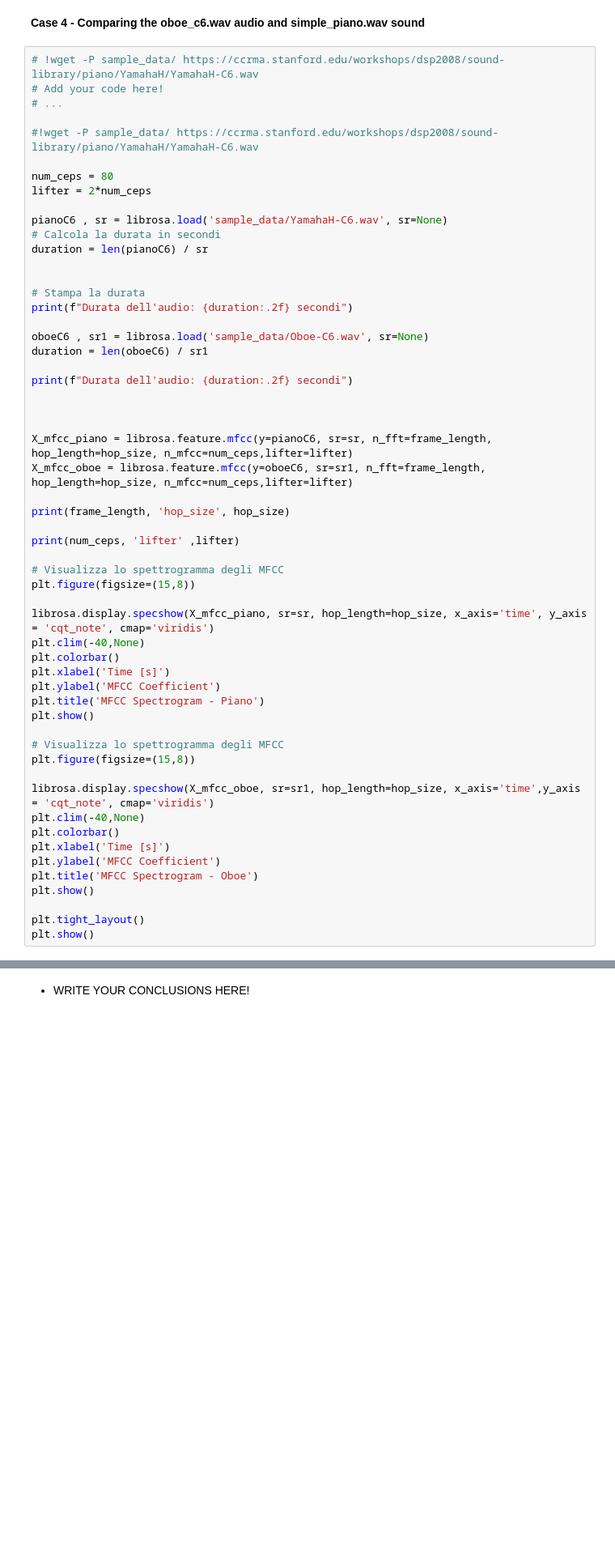
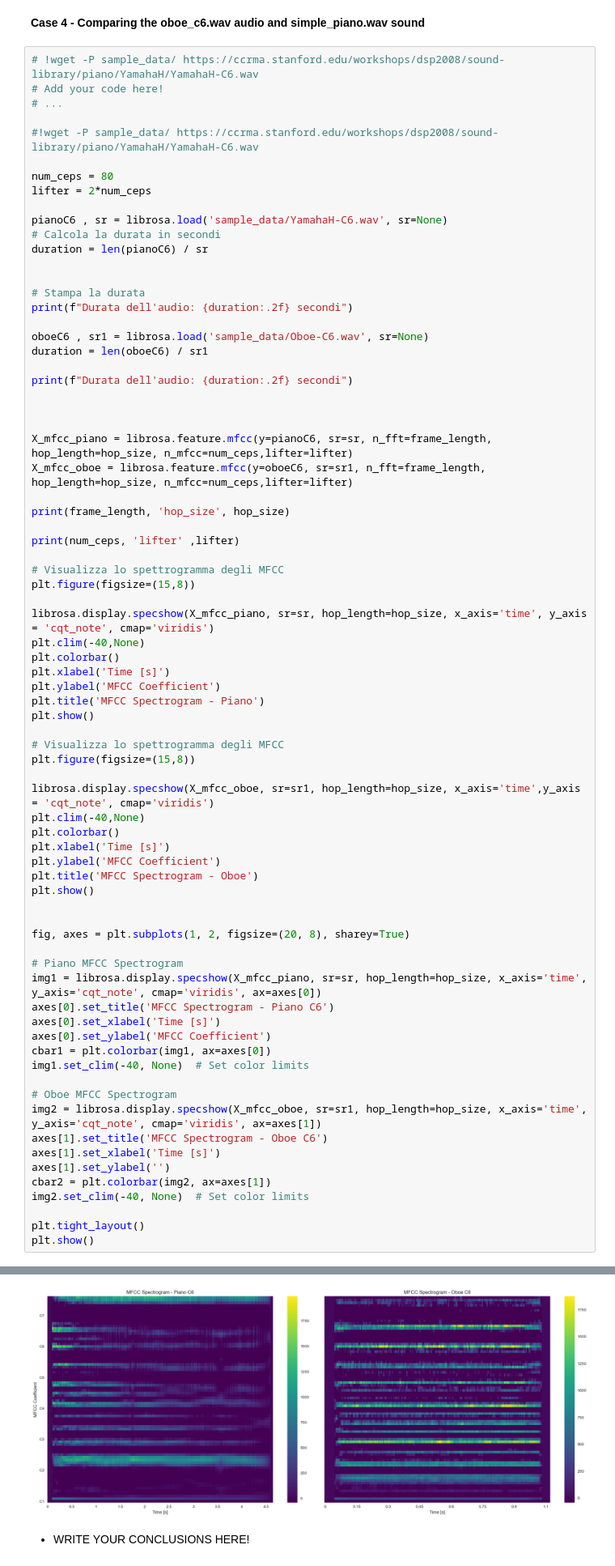
Before and after one commit to Carmenfranci/Selected, a Jupyter notebook: Lab_1_students.ipynb, the cells around one changed output, grey strips where cells are left out. Shown at 81% size. Cells and saved outputs as stored; diff of their text form; blank space fills up the shorter version.

Commit message:
subplot

```diff
--- a/Lab_1_students.ipynb
+++ b/Lab_1_students.ipynb
@@ -1189,6 +1189,25 @@ plt.ylabel('MFCC Coefficient')
 plt.title('MFCC Spectrogram - Oboe')
 plt.show()
 
+
+fig, axes = plt.subplots(1, 2, figsize=(20, 8), sharey=True)
+
+# Piano MFCC Spectrogram
+img1 = librosa.display.specshow(X_mfcc_piano, sr=sr, hop_length=hop_size, x_axis='time', y_axis='cqt_note', cmap='viridis', ax=axes[0])
+axes[0].set_title('MFCC Spectrogram - Piano C6')
+axes[0].set_xlabel('Time [s]')
+axes[0].set_ylabel('MFCC Coefficient')
+cbar1 = plt.colorbar(img1, ax=axes[0])
+img1.set_clim(-40, None)  # Set color limits
+
+# Oboe MFCC Spectrogram
+img2 = librosa.display.specshow(X_mfcc_oboe, sr=sr1, hop_length=hop_size, x_axis='time', y_axis='cqt_note', cmap='viridis', ax=axes[1])
+axes[1].set_title('MFCC Spectrogram - Oboe C6')
+axes[1].set_xlabel('Time [s]')
+axes[1].set_ylabel('')
+cbar2 = plt.colorbar(img2, ax=axes[1])
+img2.set_clim(-40, None)  # Set color limits
+
 plt.tight_layout()
 plt.show()
 # %% [output]
@@ -1202,2 +1220,3 @@ Durata dell'audio: 1.07 secondi
+[figure, added]
 # %% [markdown]
 * WRITE YOUR CONCLUSIONS HERE!
```
Also changed, not shown: parts of 1 cell of this notebook, 16 other files.
